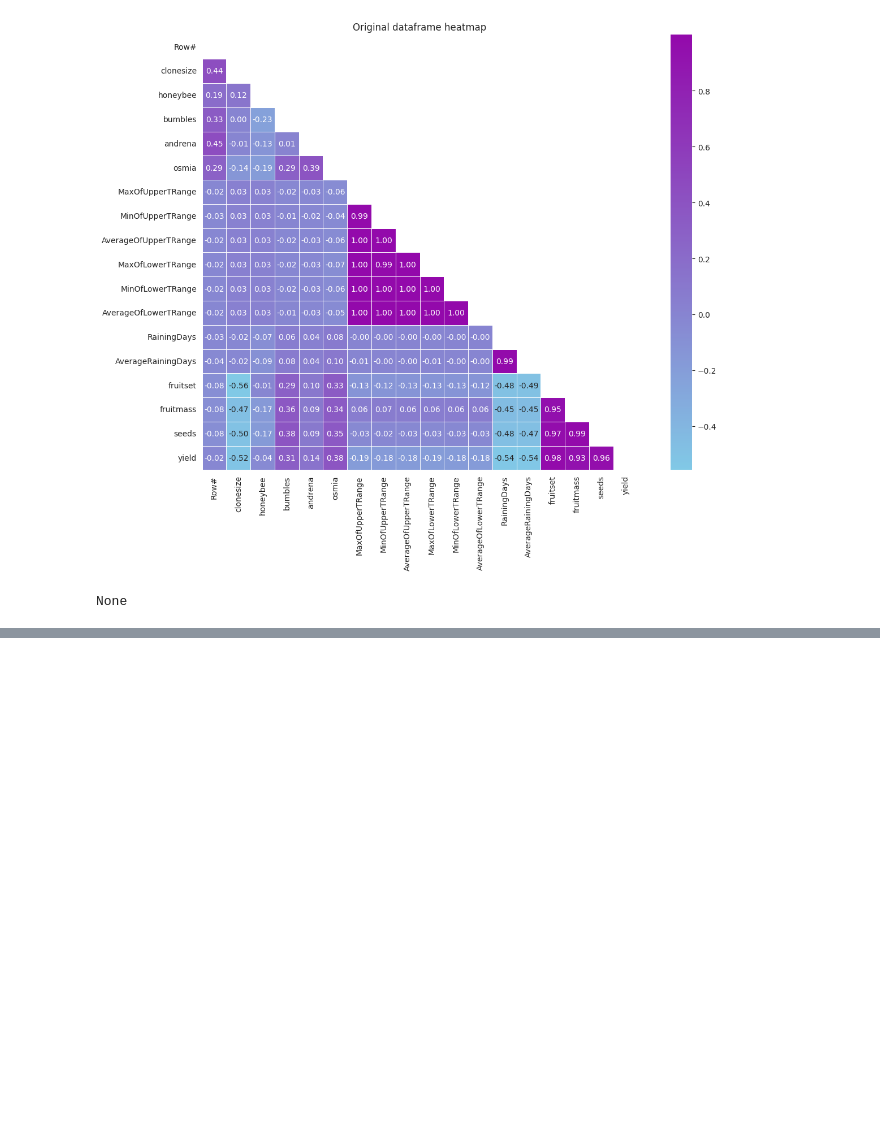
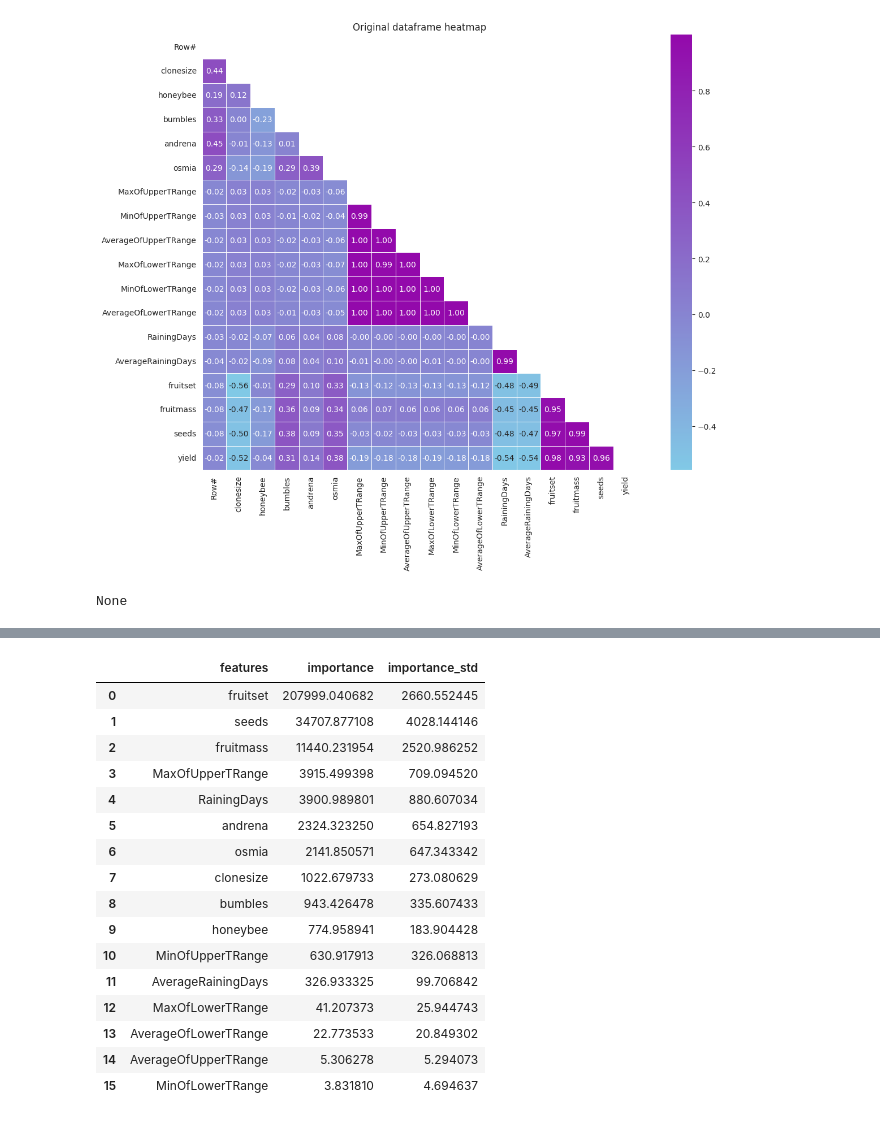
Before and after one commit to fxop0218/PlayGround-Kaggle-Series3, a Jupyter notebook: ps-s3-e14-eda-model-en-es.ipynb, the cells around one changed output, grey strips where cells are left out. Cells and saved outputs as stored; diff of their text form; code cells hidden in the pictures; blank space fills up the shorter version.

Commit message:
Kaggle Notebook | 🌟PS-S3-E14🌟 | 📊EDA | Model [EN/ES] | Version 4

```diff
--- a/ps-s3-e14-eda-model-en-es.ipynb
+++ b/ps-s3-e14-eda-model-en-es.ipynb
@@ -367,0 +431,5 @@ None
+# %%
+x_train = train_df.drop(columns=[TARGET])
+y_train = train_df[[TARGET]]
+print(x_train.shape, y_train.shape)
+x_train.head()
@@ -367,0 +444,55 @@ None
+# %%
+params = {
+    "num_leaves": 32,
+    "random_state": 45,
+    "learning_rate": 0.05,
+    "n_estimators": 100000,
+    "boosting_type": "gbdt",
+    "importance_type": "gain",
+    "objective": "regression_l1",
+    "metric": "mean_absolute_error",
+}
+
+n_splits = 5
+cv = list(KFold(n_splits=n_splits, shuffle=True, random_state=45).split(x_train, y_train))
+metrics = []
+imp = pd.DataFrame()
+
+for nfold in np.arange(n_splits):
+    print("-"*20, "fold:", nfold, "-"*20)
+    idx_tr, idx_va = cv[nfold][0], cv[nfold][1]
+    x_tr, y_tr = x_train.loc[idx_tr, :], y_train.loc[idx_tr, :]
+    x_va, y_va = x_train.loc[idx_va, :], y_train.loc[idx_va, :]
+    print("x and y train data-shapes:", x_tr.shape, y_tr.shape)
+    print("x/y valid-data shapes:", x_va.shape, y_va.shape)
+
+    # fitting
+    model = lgb.LGBMRegressor(**params)
+    model.fit(x_tr, y_tr,
+            eval_set=[(x_tr, y_tr), (x_va, y_va)],
+            early_stopping_rounds=100,
+            verbose=100,
+            )
+
+    # prediction
+    y_tr_pred = model.predict(x_tr)
+    y_va_pred = model.predict(x_va)
+
+    # set metrics(MAE)
+    metric_tr = mean_absolute_error(y_tr, y_tr_pred)
+    metric_va = mean_absolute_error(y_va, y_va_pred)
+    metrics.append([nfold, metric_tr, metric_va])
+
+    # importance of features
+    _imp = pd.DataFrame({"features": x_train.columns, "importance": model.feature_importances_, "nfold": nfold})
+    imp = pd.concat([imp, _imp], axis=0, ignore_index=True)
+
+print("-"*20, "result (Mean Absolute Error)", "-"*20)
+metrics = np.array(metrics)
+print(metrics)
+
+imp = imp.groupby("features")["importance"].agg(["mean", "std"])
+imp.columns = ["importance", "importance_std"]
+imp = imp.reset_index(drop=False)
+imp.sort_values("importance", ascending=False, ignore_index=True)
+# %% [output]
@@ -367,0 +516,17 @@ None
+|  | features | importance | importance_std |
+| 0 | fruitset | 207999.040682 | 2660.552445 |
+| 1 | seeds | 34707.877108 | 4028.144146 |
+| 2 | fruitmass | 11440.231954 | 2520.986252 |
+| 3 | MaxOfUpperTRange | 3915.499398 | 709.094520 |
+| 4 | RainingDays | 3900.989801 | 880.607034 |
+| 5 | andrena | 2324.323250 | 654.827193 |
+| 6 | osmia | 2141.850571 | 647.343342 |
+| 7 | clonesize | 1022.679733 | 273.080629 |
+| 8 | bumbles | 943.426478 | 335.607433 |
+| 9 | honeybee | 774.958941 | 183.904428 |
+| 10 | MinOfUpperTRange | 630.917913 | 326.068813 |
+| 11 | AverageRainingDays | 326.933325 | 99.706842 |
+| 12 | MaxOfLowerTRange | 41.207373 | 25.944743 |
+| 13 | AverageOfLowerTRange | 22.773533 | 20.849302 |
+| 14 | AverageOfUpperTRange | 5.306278 | 5.294073 |
+| 15 | MinOfLowerTRange | 3.831810 | 4.694637 |
```
Also changed, not shown: parts of 11 cells of this notebook.
